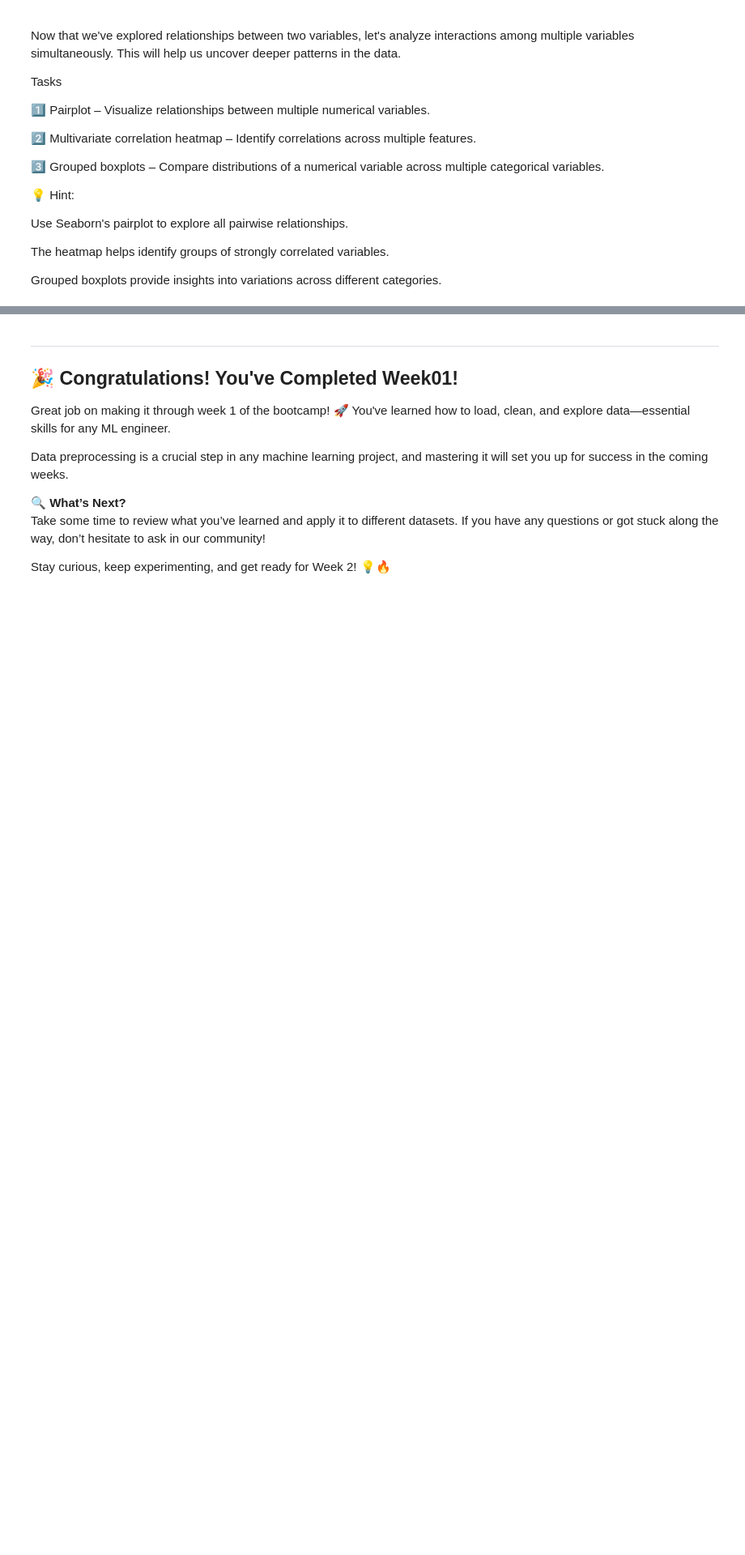
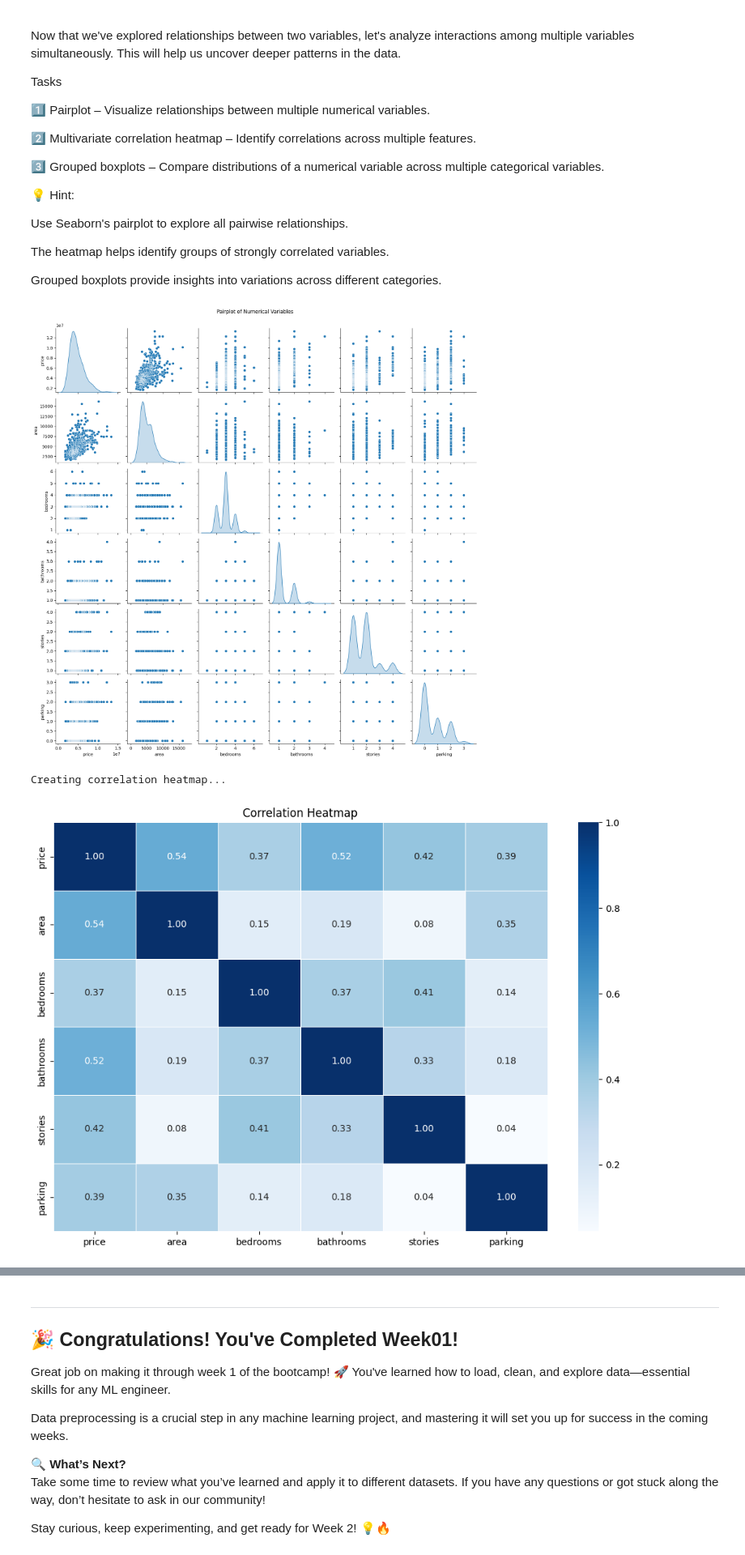
Before and after one commit to aymanelfadl/Entry-Level-ML-Engineer-Bootcamp, a Jupyter notebook: week01/notebook.ipynb, the cells around one changed output, grey strips where cells are left out. Shown at 81% size. Saved outputs shown, nothing was run; the diff lists cells and outputs as text; code cells hidden in the pictures; blank space fills up the shorter version.

```diff
--- a/week01/notebook.ipynb
+++ b/week01/notebook.ipynb
@@ -537,0 +575,29 @@ Grouped boxplots provide insights into variations across different categories.
+# %%
+sb.pairplot(df[numerical_columns], diag_kind='kde', height=2.5)
+plt.suptitle('Pairplot of Numerical Variables', y=1)
+plt.tight_layout()
+plt.savefig("pairplot")
+plt.show()
+
+print("Creating correlation heatmap...")
+correlation_matrix = df.select_dtypes(include=[np.number]).corr()
+plt.figure(figsize=(12, 8))
+sb.heatmap(correlation_matrix, annot=True, cmap='Blues', fmt='.2f', linewidths=0.5)
+plt.title("Correlation Heatmap")
+plt.savefig("heatmap.png")
+plt.show()
+
+plt.figure(figsize=(15, 10))
+sb.boxplot(x='mainroad', y='price', data=df, color='lightgray')
+for area_value in df['area'].unique():
+    subset = df[df['area'] == area_value]
+    sb.boxplot(x='mainroad', y='price', data=subset, showfliers=False)
+
+plt.title('Price Distribution by Main Road and Area')
+plt.legend(title='Area', labels=df['area'].unique())
+plt.savefig("grouped_boxplot_price_mainroad_area.png")
+plt.show()
+# %% [output]
+[figure, added]
+Creating correlation heatmap...
+[figure, added]
```
Also changed, not shown: parts of 4 cells of this notebook, 12 other files.
